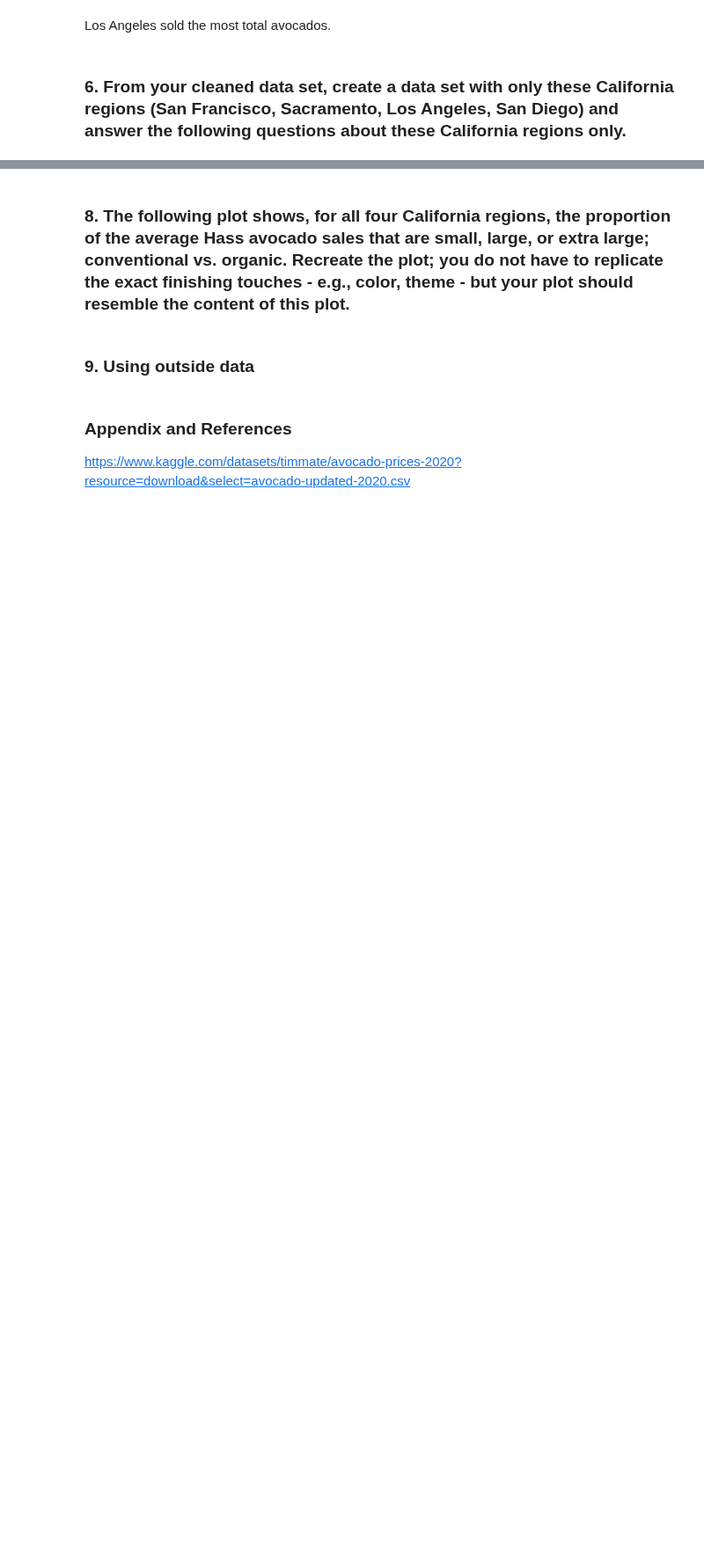
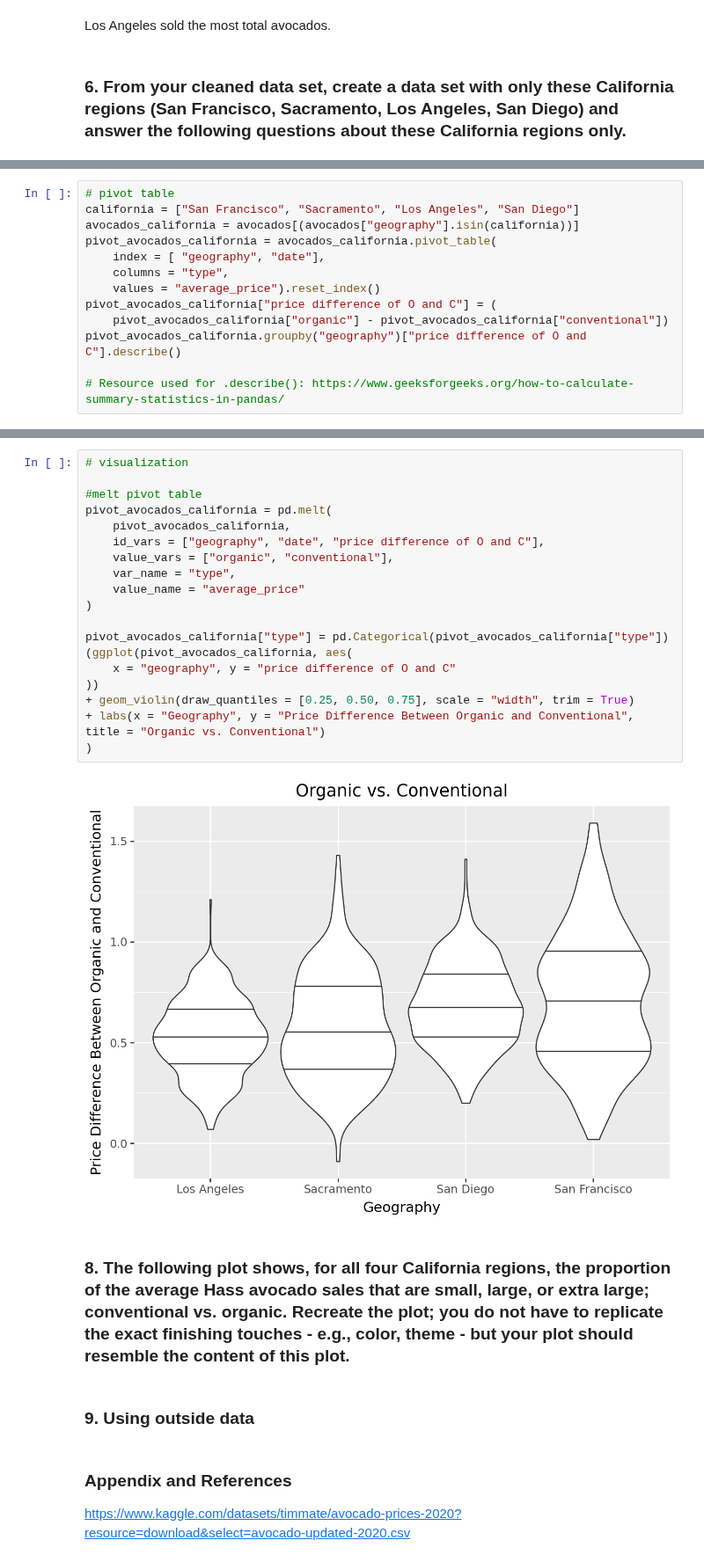
Before and after one commit to summerchurby/GSB-544, a Jupyter notebook: Lab2_AvocadoSales.ipynb, the cells around one changed output, grey strips where cells are left out. Shown at 88% size. Cells and saved outputs as stored; diff of their text form; blank space fills up the shorter version.

```diff
--- a/Lab2_AvocadoSales.ipynb
+++ b/Lab2_AvocadoSales.ipynb
@@ -180,0 +177,13 @@ avocados_california = {
+# %%
+# pivot table
+california = ["San Francisco", "Sacramento", "Los Angeles", "San Diego"]
+avocados_california = avocados[(avocados["geography"].isin(california))]
+pivot_avocados_california = avocados_california.pivot_table(
+    index = [ "geography", "date"],
+    columns = "type",
+    values = "average_price").reset_index()
+pivot_avocados_california["price difference of O and C"] = (
+    pivot_avocados_california["organic"] - pivot_avocados_california["conventional"])
+pivot_avocados_california.groupby("geography")["price difference of O and C"].describe()
+
+# Resource used for .describe(): https://www.geeksforgeeks.org/how-to-calculate-summary-statistics-in-pandas/
@@ -181,3 +197,24 @@ avocados_california = {
+# %%
+# visualization
+
+#melt pivot table
+pivot_avocados_california = pd.melt(
+    pivot_avocados_california,
+    id_vars = ["geography", "date", "price difference of O and C"],
+    value_vars = ["organic", "conventional"],
+    var_name = "type",
+    value_name = "average_price"
+)
+
+pivot_avocados_california["type"] = pd.Categorical(pivot_avocados_california["type"])
+(ggplot(pivot_avocados_california, aes(
+    x = "geography", y = "price difference of O and C"
+))
++ geom_violin(draw_quantiles = [0.25, 0.50, 0.75], scale = "width", trim = True)
++ labs(x = "Geography", y = "Price Difference Between Organic and Conventional", title = "Organic vs. Conventional")
+)
+# %% [output]
+[figure, added]
 # %% [markdown]
 ### 8. The following plot shows, for all four California regions, the proportion of the average Hass avocado sales that are small, large, or extra large; conventional vs. organic. Recreate the plot; you do not have to replicate the exact finishing touches - e.g., color, theme - but your plot should resemble the content of this plot.
 # %% [markdown]
```
Also changed, not shown: parts of 3 cells of this notebook.
